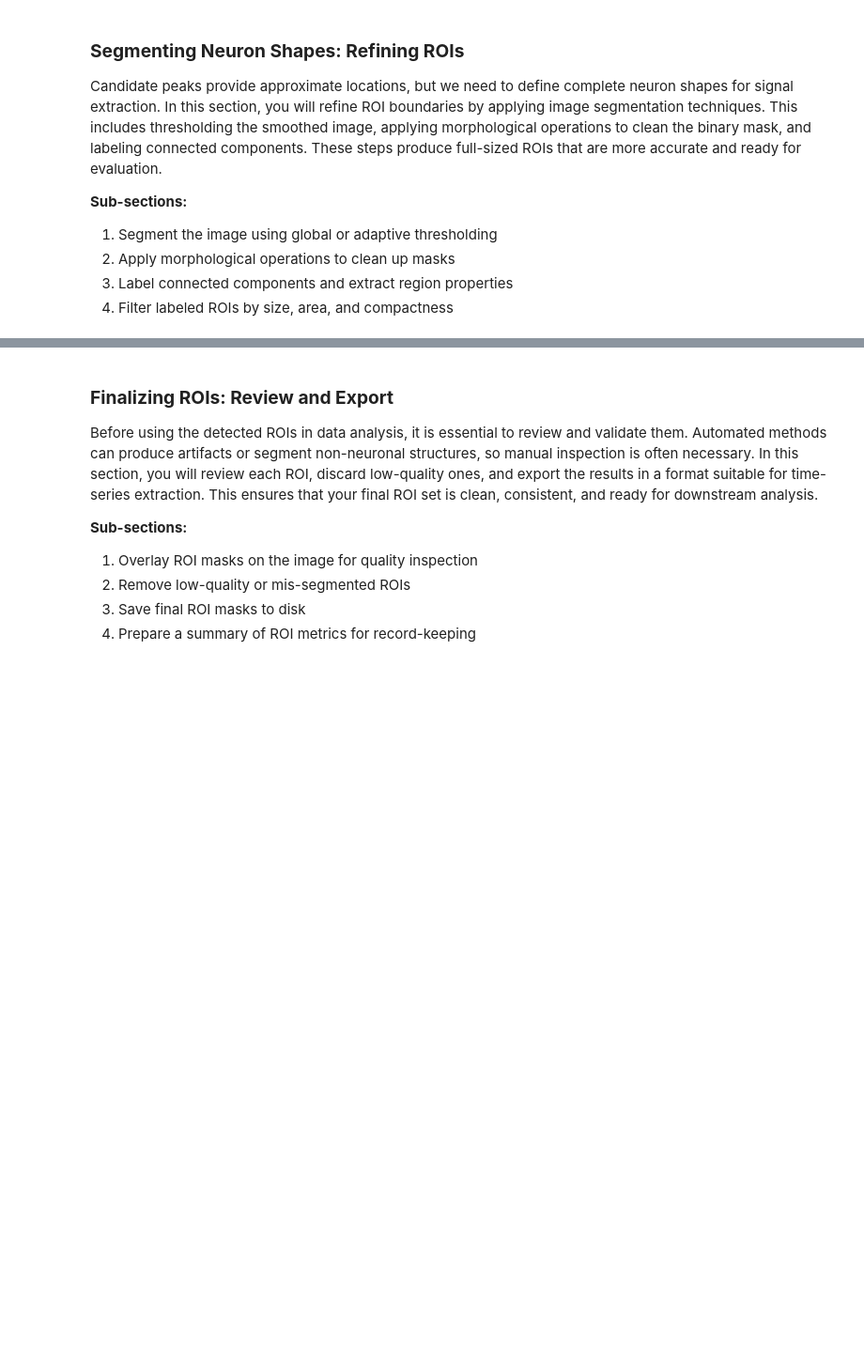
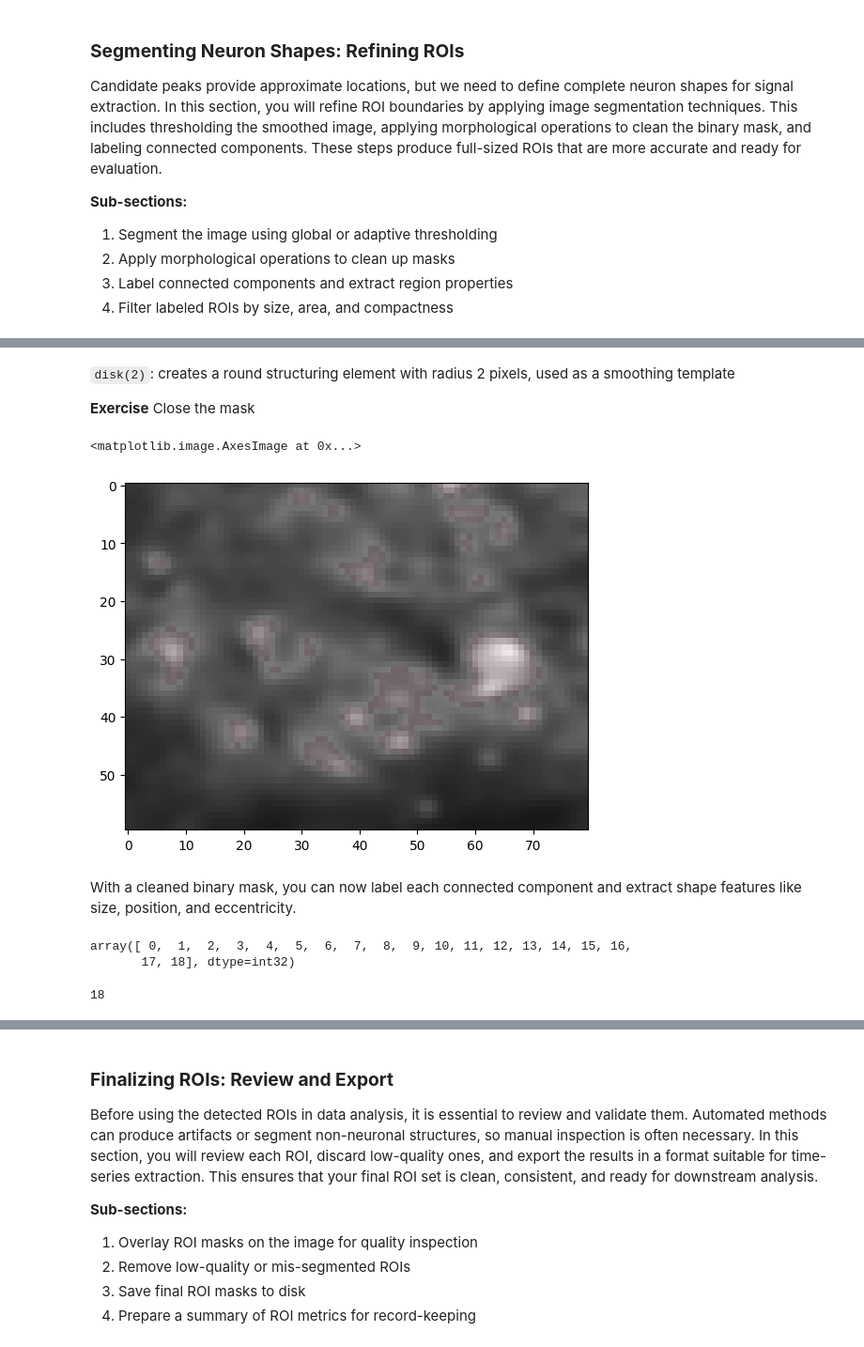
Before and after one commit to sangeethankumar/Courses, a Jupyter notebook: CalciumImaging/Draft1/07. Automated ROI Extraction.ipynb, the cells around one changed output, grey strips where cells are left out. Shown at 94% size. Drawn from its saved outputs; the diff is of its cells as text; code cells hidden in the pictures; blank space fills up the shorter version.

```diff
--- a/CalciumImaging/Draft1/07. Automated ROI Extraction.ipynb
+++ b/CalciumImaging/Draft1/07. Automated ROI Extraction.ipynb
@@ -278,0 +343,24 @@ Candidate peaks provide approximate locations, but we need to define complete ne
+# %% [markdown]
+`disk(2)`: creates a round structuring element with radius 2 pixels, used as a smoothing template
+
+**Exercise** Close the mask
+# %%
+closed_mask = binary_closing(cleaned_mask, footprint=disk(0.65))
+plt.imshow(image, cmap='gray')
+plt.imshow(closed_mask, cmap='Reds', alpha=0.1)
+# %% [output]
+<matplotlib.image.AxesImage at 0x...>
+[figure, added]
+# %% [markdown]
+With a cleaned binary mask, you can now label each connected component and extract shape features like size, position, and eccentricity.
+# %%
+labeled_rois = label(closed_mask)
+np.unique(labeled_rois)
+# %% [output]
+array([ 0,  1,  2,  3,  4,  5,  6,  7,  8,  9, 10, 11, 12, 13, 14, 15, 16,
+       17, 18], dtype=int32)
+# %%
+regions = regionprops(labeled_rois)
+len(regions)
+# %% [output]
+18
```
Also changed, not shown: parts of 20 cells of this notebook.
